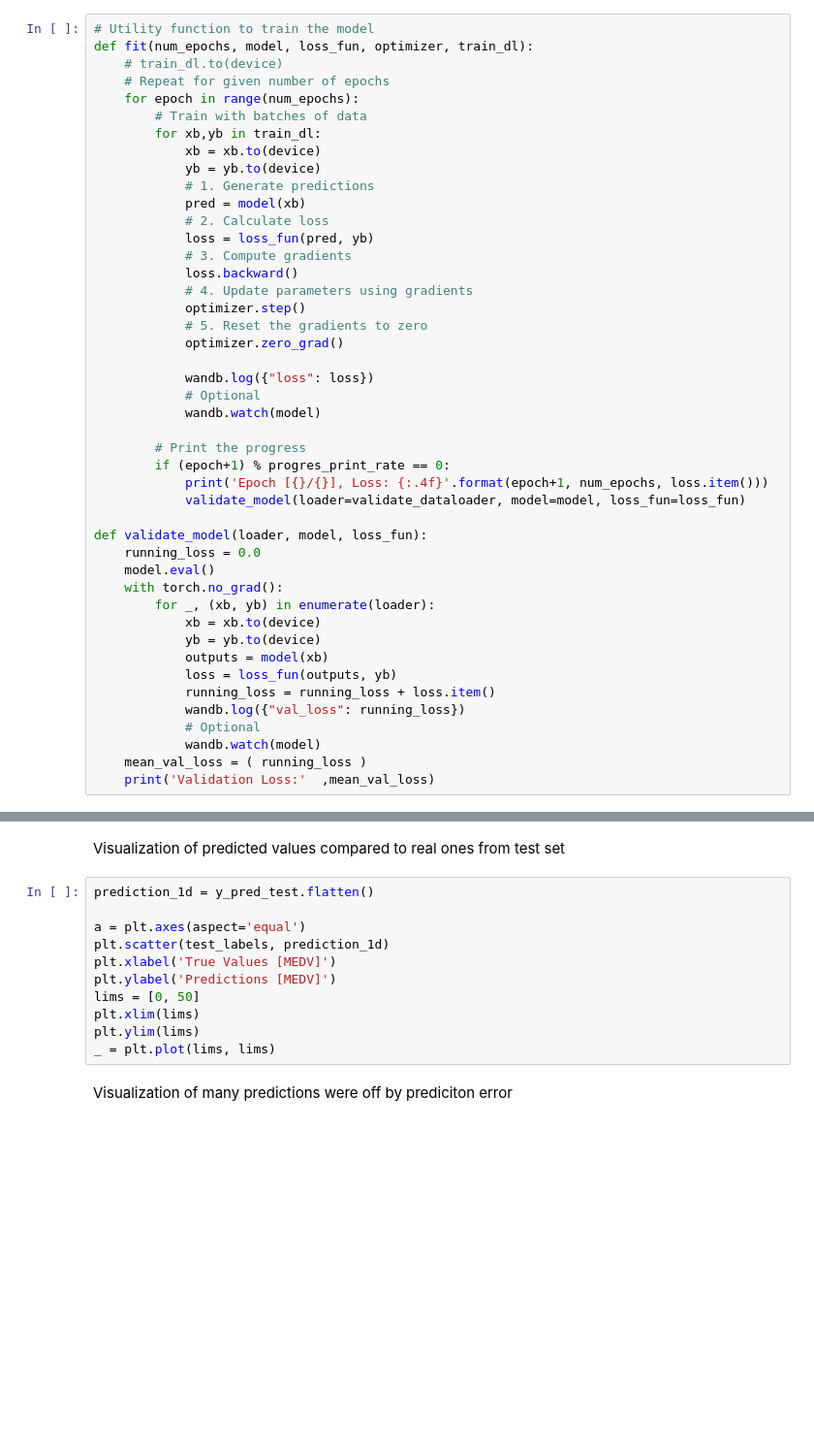
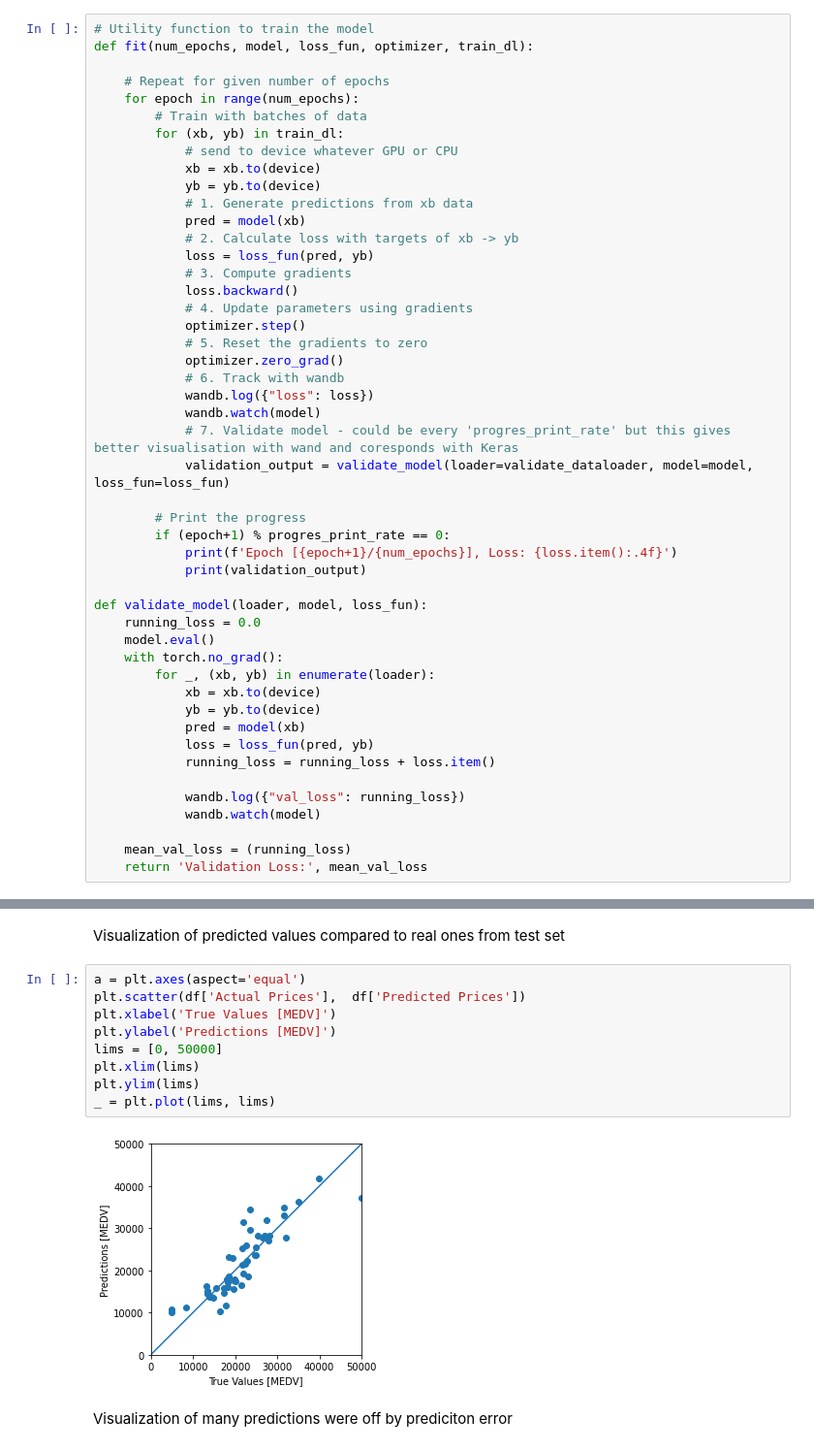
Before and after one commit to kripso/Neural_Networks, a Jupyter notebook: zadanie_I/zadanie_1.ipynb, the cells around one changed output, grey strips where cells are left out. Shown at 97% size. Saved outputs shown, nothing was run; the diff lists cells and outputs as text; blank space fills up the shorter version.

```diff
--- a/zadanie_I/zadanie_1.ipynb
+++ b/zadanie_I/zadanie_1.ipynb
@@ -287,16 +328,17 @@ optimizer = torch.optim.Adam(model.parameters(), lr=config['learning_rate'])
 # %%
 # Utility function to train the model
 def fit(num_epochs, model, loss_fun, optimizer, train_dl):
-    # train_dl.to(device)
+
     # Repeat for given number of epochs
     for epoch in range(num_epochs):
         # Train with batches of data
-        for xb,yb in train_dl:
+        for (xb, yb) in train_dl:
+            # send to device whatever GPU or CPU
             xb = xb.to(device)
             yb = yb.to(device)
-            # 1. Generate predictions
+            # 1. Generate predictions from xb data
             pred = model(xb)
-            # 2. Calculate loss
+            # 2. Calculate loss with targets of xb -> yb
             loss = loss_fun(pred, yb)
             # 3. Compute gradients
             loss.backward()
@@ -304,15 +346,16 @@ def fit(num_epochs, model, loss_fun, optimizer, train_dl):
             optimizer.step()
             # 5. Reset the gradients to zero
             optimizer.zero_grad()
-
+            # 6. Track with wandb
             wandb.log({"loss": loss})
-            # Optional
             wandb.watch(model)
+            # 7. Validate model - could be every 'progres_print_rate' but this gives better visualisation with wand and coresponds with Keras
+            validation_output = validate_model(loader=validate_dataloader, model=model, loss_fun=loss_fun)
 
         # Print the progress
         if (epoch+1) % progres_print_rate == 0:
-            print('Epoch [{}/{}], Loss: {:.4f}'.format(epoch+1, num_epochs, loss.item()))
-            validate_model(loader=validate_dataloader, model=model, loss_fun=loss_fun)
+            print(f'Epoch [{epoch+1}/{num_epochs}], Loss: {loss.item():.4f}')
+            print(validation_output)
 
 def validate_model(loader, model, loss_fun):
     running_loss = 0.0
@@ -321,14 +364,15 @@ def validate_model(loader, model, loss_fun):
         for _, (xb, yb) in enumerate(loader):
             xb = xb.to(device)
             yb = yb.to(device)
-            outputs = model(xb)
-            loss = loss_fun(outputs, yb)
+            pred = model(xb)
+            loss = loss_fun(pred, yb)
             running_loss = running_loss + loss.item()
+
             wandb.log({"val_loss": running_loss})
-            # Optional
             wandb.watch(model)
-    mean_val_loss = ( running_loss )
-    print('Validation Loss:'  ,mean_val_loss)
+
+    mean_val_loss = (running_loss)
+    return 'Validation Loss:', mean_val_loss
 # %%
 fit(config['epochs'], model, loss_fun, optimizer, train_dataloader)
 # %% [output]
@@ -393,16 +418,16 @@ We are off on average by 2936.28 US dollars, while the mean price of a house in
 # %% [markdown]
 Visualization of predicted values compared to real ones from test set
 # %%
-prediction_1d = y_pred_test.flatten()
-
 a = plt.axes(aspect='equal')
-plt.scatter(test_labels, prediction_1d)
+plt.scatter(df['Actual Prices'],  df['Predicted Prices'])
 plt.xlabel('True Values [MEDV]')
 plt.ylabel('Predictions [MEDV]')
-lims = [0, 50]
+lims = [0, 50000]
 plt.xlim(lims)
 plt.ylim(lims)
 _ = plt.plot(lims, lims)
+# %% [output]
+[figure, added]
 # %% [markdown]
 Visualization of many predictions were off by prediciton error
 # %%
```
Also changed, not shown: parts of 21 cells of this notebook.
